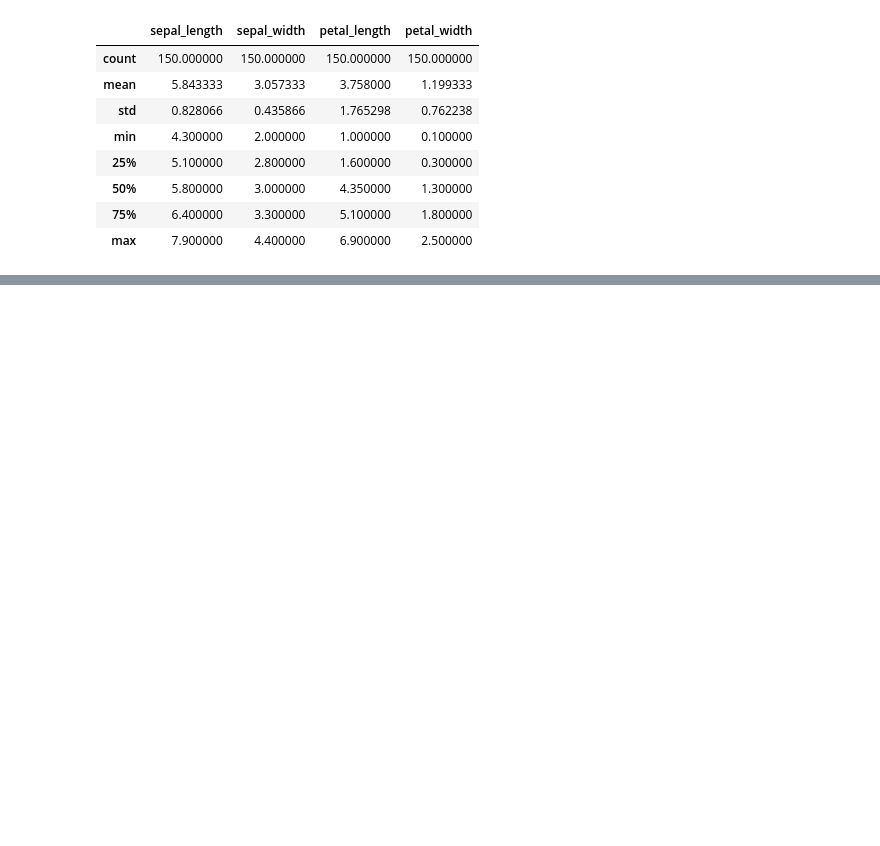
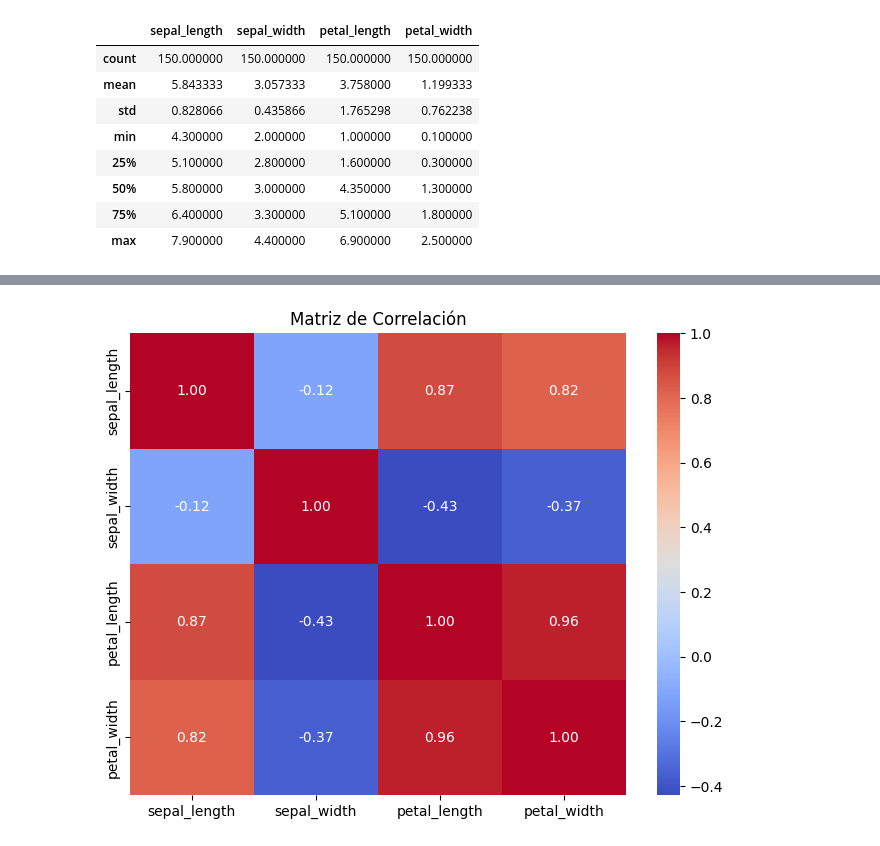
Before and after one commit to Mateolr28/Lectura_BD_python, a Jupyter notebook: ejercicio.ipynb, the cells around one changed output, grey strips where cells are left out. Cells and saved outputs as stored; diff of their text form; code cells hidden in the pictures; blank space fills up the shorter version.

```diff
--- a/ejercicio.ipynb
+++ b/ejercicio.ipynb
@@ -20,0 +61,7 @@ display(df_iris.info())
+# %%
+plt.figure(figsize=(8,6))
+sns.heatmap(df_iris.drop(columns=['species']).corr(), annot=True, cmap='coolwarm', fmt='.2f')
+plt.title("Matriz de Correlación")
+plt.show()
+# %% [output]
+[figure, added]
```
Also changed, not shown: parts of 9 cells of this notebook, 3 other files.
